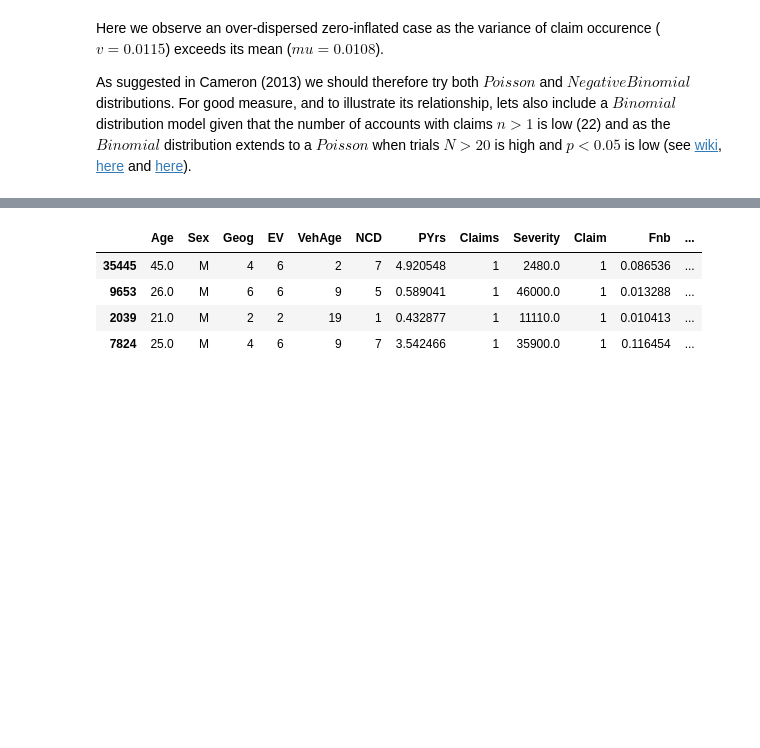
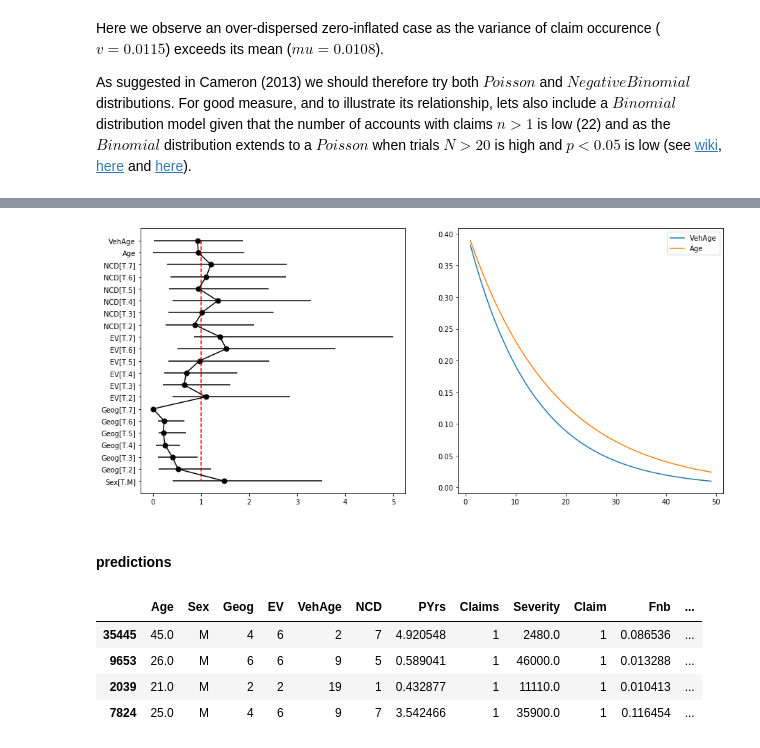
Before and after one commit to bpostance/learn_data_science, a Jupyter notebook: Risk/02-FrequencySeverity-auto.ipynb, the cells around one changed output, grey strips where cells are left out. Cells and saved outputs as stored; diff of their text form; code cells hidden in the pictures; blank space fills up the shorter version.

Commit message:
Update: coef plots

```diff
--- a/Risk/02-FrequencySeverity-auto.ipynb
+++ b/Risk/02-FrequencySeverity-auto.ipynb
@@ -230,3 +238,27 @@ VehAge        -0.0671      0.007     -9.001      0.000      -0.082      -0.053
+# %%
+X_ = np.arange(0,len(FreqNegBin.params[1:]))
+irr_ = np.exp(FreqNegBin.params[1:])
+frq_ = [np.exp(FreqNegBin.params[0]+x) for x in FreqNegBin.params[1:]]
+df_ = pd.DataFrame({'X':X_,'irr':irr_,'frq':frq_})
+df_['lwr'] = np.exp(FreqNegBin.conf_int()[0])
+df_['upr'] = np.exp(FreqNegBin.conf_int()[1])
+
+fig,axs = plt.subplots(1,2,figsize=(15,7))
+ages_ = np.arange(1,50,1)
+
+axs[0].scatter(x=df_.irr,y=df_.X,s=50,c='k')
+axs[0].errorbar(x=df_.irr,y=df_.X,xerr=(df_.lwr,df_.upr),c='k')
+axs[0].plot([1,1],[20,0],'r--')
+axs[0].set_yticks(df_.X)
+axs[0].set_yticklabels(irr_.index)
+
+axs[1].plot(ages_,[np.exp(FreqNegBin.params[0]+FreqNegBin.params['VehAge']*i) for i in ages_],label='VehAge')
+axs[1].plot(ages_,[np.exp(FreqNegBin.params[0]+FreqNegBin.params['Age']*i) for i in ages_],label='Age')
+axs[1].legend();
+# %% [output]
+[figure, added]
+# %% [markdown]
+#### predictions
 # %%
 test['Fnb'] = FreqNegBin.predict(transform=True,exog=test,offset=np.log(test['PYrs']))
 test['Fbi'] = FreqBinom.predict(transform=True,exog=test,offset=np.log(test['PYrs']))
```
Also changed, not shown: parts of 21 cells of this notebook.
